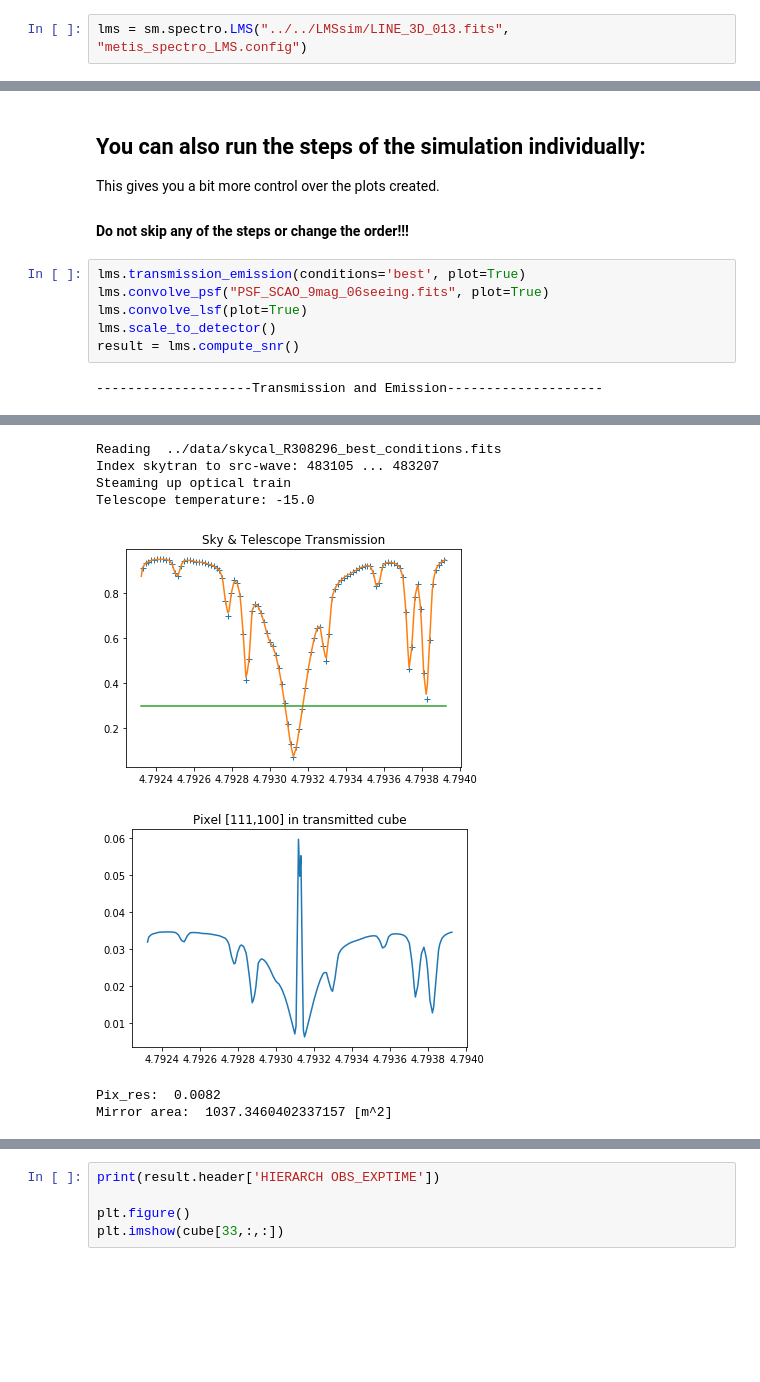
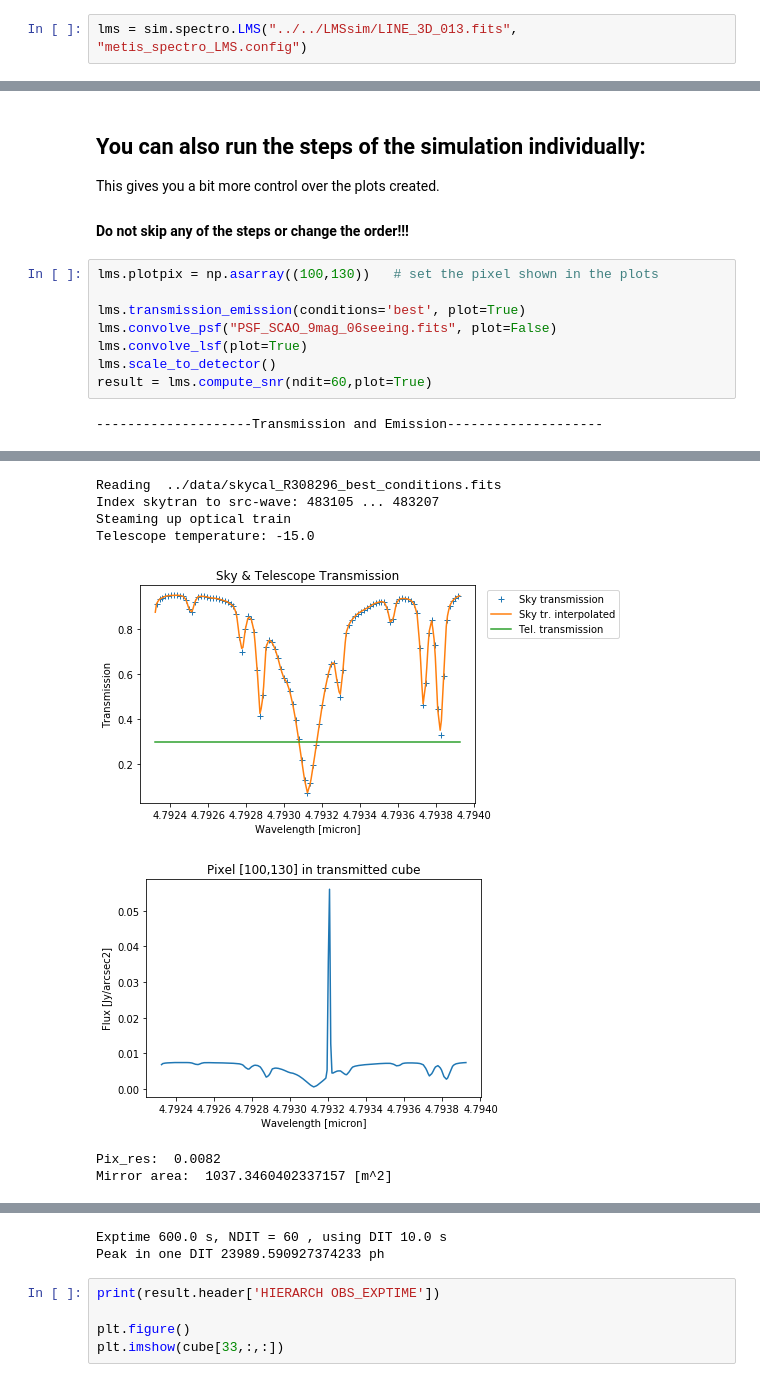
Before and after one commit to astronomyk/SimMETIS, a Jupyter notebook: notebooks/SimMETIS_LMS.ipynb, the cells around one changed output, grey strips where cells are left out. Drawn from its saved outputs; the diff is of its cells as text; blank space fills up the shorter version.

```diff
--- a/notebooks/SimMETIS_LMS.ipynb
+++ b/notebooks/SimMETIS_LMS.ipynb
@@ -14,7 +14,7 @@ Populating the interactive namespace from numpy and matplotlib
 Adjust the paths to point to the files on your system.
 Also make sure that the config file contains the correct SIM_DATA_DIR.
 # %%
-lms = sm.spectro.LMS("../../LMSsim/LINE_3D_013.fits", "metis_spectro_LMS.config")
+lms = sim.spectro.LMS("../../LMSsim/LINE_3D_013.fits", "metis_spectro_LMS.config")
 # %% [output]
 ============================================
 Source file  ../../LMSsim/LINE_3D_013.fits
@@ -144,10 +146,12 @@ This gives you a bit more control over the plots created.
 
 #### Do not skip any of the steps or change the order!!!
 # %%
+lms.plotpix = np.asarray((100,130))   # set the pixel shown in the plots
+
 lms.transmission_emission(conditions='best', plot=True)
-lms.convolve_psf("PSF_SCAO_9mag_06seeing.fits", plot=True)
+lms.convolve_psf("PSF_SCAO_9mag_06seeing.fits", plot=False)
 lms.convolve_lsf(plot=True)
 lms.scale_to_detector()
-result = lms.compute_snr()
+result = lms.compute_snr(ndit=60,plot=True)
 # %% [output]
 --------------------Transmission and Emission--------------------
@@ -155,8 +159,8 @@ result = lms.compute_snr()
 Reading  ../data/skycal_R308296_best_conditions.fits
 Index skytran to src-wave: 483105 ... 483207
 Steaming up optical train
 Telescope temperature: -15.0
-[figure, old version]
+[figure, new version]
-[figure, old version]
+[figure, new version]
 Pix_res:  0.0082
 Mirror area:  1037.3460402337157 [m^2]
@@ -199,3 +203,5 @@ Peak in one DIT 71968.7727821227 ph
+Exptime 600.0 s, NDIT = 60 , using DIT 10.0 s
+Peak in one DIT 23989.590927374233 ph
 # %%
 print(result.header['HIERARCH OBS_EXPTIME'])
 
```
Also changed, not shown: parts of 4 cells of this notebook, 1 other file.
